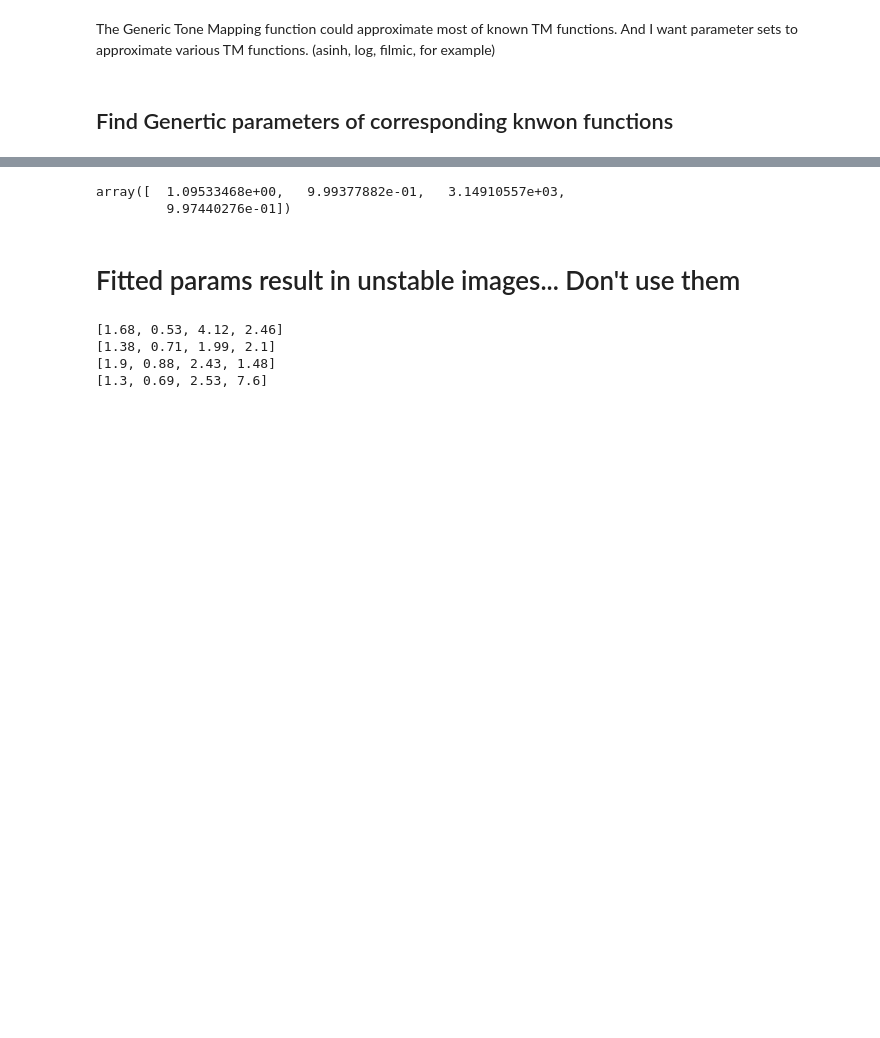
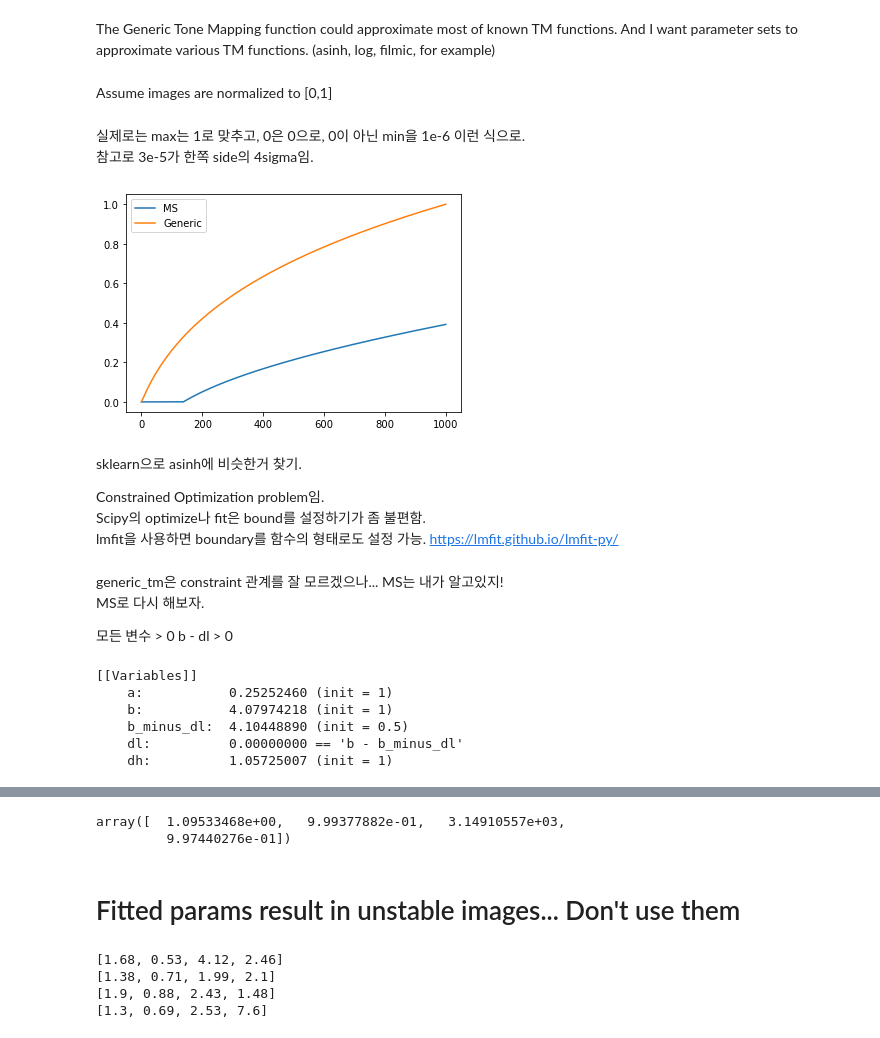
Before and after one commit to Hoseung/astroBF, a Jupyter notebook: notebooks/Scipy_optimize_example.ipynb, the cells around one changed output, grey strips where cells are left out. Cells and saved outputs as stored; diff of their text form; code cells hidden in the pictures; blank space fills up the shorter version.

Commit message:
parameter fitting - examples

```diff
--- a/notebooks/Scipy_optimize_example.ipynb
+++ b/notebooks/Scipy_optimize_example.ipynb
@@ -12,4 +8,32 @@ tmg.apply()
 # %%
+def Mantiuk_Seidel(lum, b, c, dl, dh):
+    """
+    Condition:
+        * b - dl < max(lp) = 0.45
+        * b + dh > min(lp)
+
+    NOTE
+    ----
+    The tone map function is dependent of input image.
+    It can't be constructed once and called by multiple different images.
+    """
+    al = (c*dl-1)/dl # contrast compression for shadows
+    ah = (c*dh-1)/dh
+    lp = np.log10(lum) # L prime
+
+    conditions=[lp <= b-dl,
+                (b-dl < lp) * (lp <= b),
+                (b < lp) * (lp <= b+dh),
+                lp > b+dh]
+
+    functions=[0,
+               lambda lp : 1/2*c*(lp-b)/(1-al*(lp-b))+1/2,
+               lambda lp : 1/2*c*(lp-b)/(1+ah*(lp-b))+1/2,
+               1]
+
+    return np.piecewise(lp, conditions, functions)
+
+
 def tm_generic(x,
                a=0.125,
                d=0.975,
@@ -25,10 +49,10 @@ def tm_generic(x,
     """
     hdr_max = x.max()
     ad = a * d
-    midi_pow_a  = pow(mid_in, a)
-    midi_pow_ad = pow(mid_in, ad)
-    hdrm_pow_a  = pow(hdr_max, a)
-    hdrm_pow_ad = pow(hdr_max, ad)
+    midi_pow_a  = np.power(mid_in, a)
+    midi_pow_ad = np.power(mid_in, ad)
+    hdrm_pow_a  = np.power(hdr_max, a)
+    hdrm_pow_ad = np.power(hdr_max, ad)
     u = hdrm_pow_ad * mid_out - midi_pow_ad * mid_out
     v = midi_pow_ad * mid_out
 
@@ -38,5 +62,26 @@ def tm_generic(x,
     x[x>hdr_max] = hdr_max
     z = np.power(x, a)
     return z / (np.power(z, d) * b + c)
-# %% [markdown]
-## Find Genertic parameters of corresponding knwon functions
+# %% [markdown]
+Assume images are normalized to [0,1]
+# %% [markdown]
+실제로는 max는 1로 맞추고, 0은 0으로, 0이 아닌 min을 1e-6 이런 식으로.
+참고로 3e-5가 한쪽 side의 4sigma임.
+# %%
+img = np.linspace(0, 1.1, 1000)
+tmg_ms = Mantiuk_Seidel(img, *[0.18, 1.71, 1, 7.10])
+tmg_gn = tm_generic(img, *[1.1, 0.7, 1.2, 1.04])
+
+plt.plot(tmg_ms, label="MS")
+plt.plot(tmg_gn, label="Generic")
+plt.legend()
+plt.show()
+# %% [output]
+[figure, added]
+# %% [markdown]
+sklearn으로 asinh에 비슷한거 찾기.
+
+Constrained Optimization problem임.
+Scipy의 optimize나 fit은 bound를 설정하기가 좀 불편함.
+lmfit을 사용하면 boundary를 함수의 형태로도 설정 가능.
+https://lmfit.github.io/lmfit-py/
@@ -42,0 +115,7 @@ def tm_generic(x,
+# %% [markdown]
+generic_tm은 constraint 관계를 잘 모르겠으나... MS는 내가 알고있지!
+MS로 다시 해보자.
+
+
+모든 변수 > 0
+b - dl > 0
@@ -42,0 +127,9 @@ def tm_generic(x,
+# %%
+report_fit(out.params)
+# %% [output]
+[[Variables]]
+    a:           0.25252460 (init = 1)
+    b:           4.07974218 (init = 1)
+    b_minus_dl:  4.10448890 (init = 0.5)
+    dl:          0.00000000 == 'b - b_minus_dl'
+    dh:          1.05725007 (init = 1)
```
Also changed, not shown: parts of 38 cells of this notebook, 3 other files.
